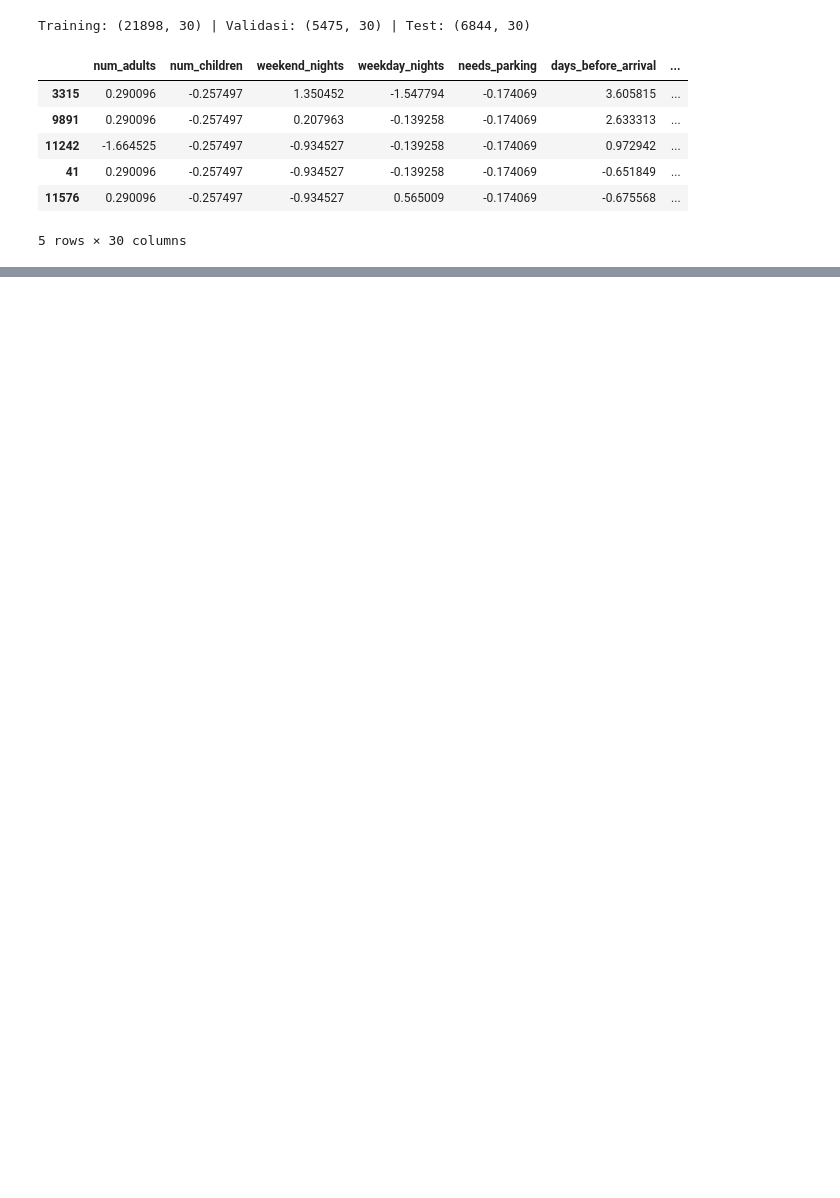
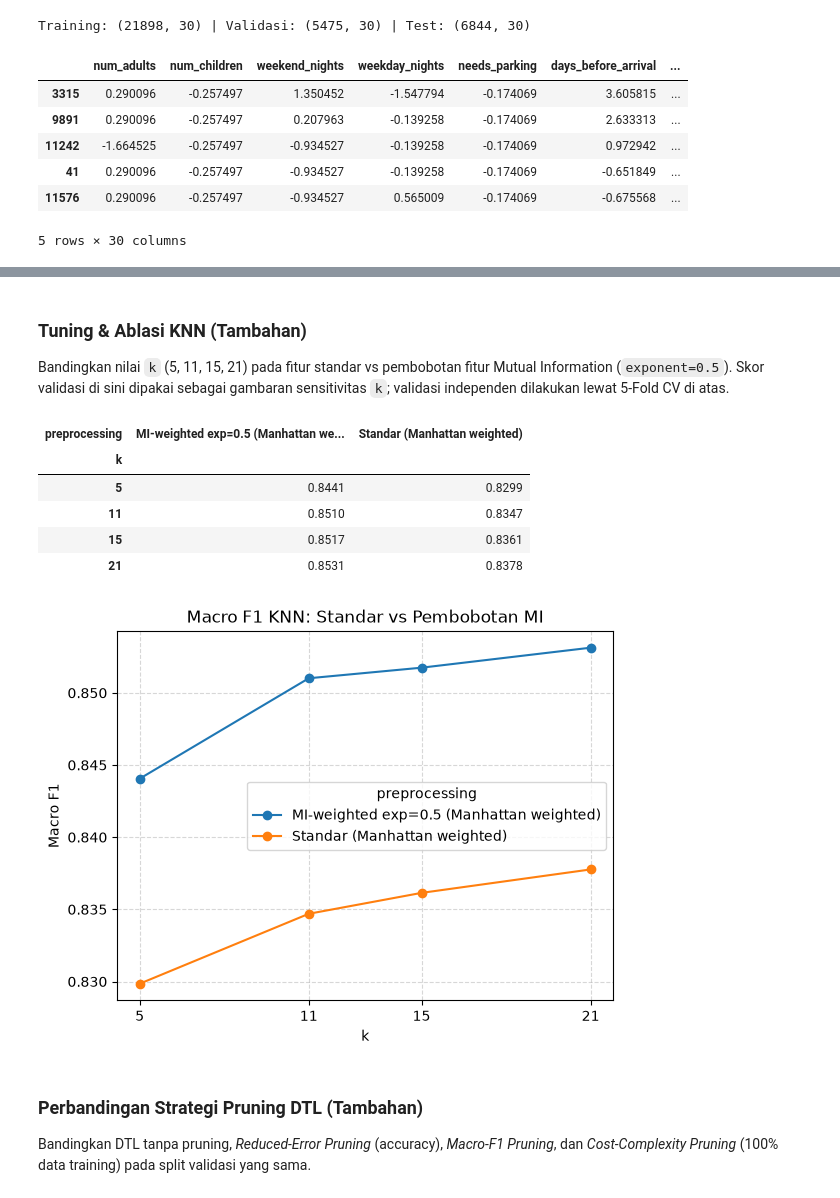
Before and after one commit to Alpaomega1136/IF3170_G31_KelompokDadakan, a Jupyter notebook: src/notebooks/IF3170_G31_KelompokDadakan.ipynb, the cells around one changed output, grey strips where cells are left out. Saved outputs shown, nothing was run; the diff lists cells and outputs as text; code cells hidden in the pictures; blank space fills up the shorter version.

```diff
--- a/src/notebooks/IF3170_G31_KelompokDadakan.ipynb
+++ b/src/notebooks/IF3170_G31_KelompokDadakan.ipynb
@@ -1026,0 +511,16 @@ The analysis supports each step taken in this notebook.
+# %%
+k_knn = 5
+model_knn_euclidean = train_model(KNNFromScratch(k=k_knn, metric="euclidean"), X_train_siap, y_train)
+model_knn_manhattan = train_model(KNNFromScratch(k=k_knn, metric="manhattan"), X_train_siap, y_train)
+model_knn_weighted = train_model(
+    KNNFromScratch(k=11, metric="manhattan", weights="distance"), X_train_siap, y_train
+)
+
+preprocessor_knn_mi = SafeSVMPreprocessor(
+    exponent=0.5, min_score=0.002, estimator="knn", n_neighbors=5, random_state=SEED
+)
+X_train_knn_mi = preprocessor_knn_mi.fit_transform(X_train, y_train)
+X_valid_knn_mi = preprocessor_knn_mi.transform(X_valid)
+model_knn_mi = train_model(
+    KNNFromScratch(k=15, metric="manhattan", weights="distance"), X_train_knn_mi, y_train
+)
@@ -1026,0 +864,33 @@ The analysis supports each step taken in this notebook.
+# %% [markdown]
+### Tuning & Ablasi KNN (Tambahan)
+
+Bandingkan nilai `k` (5, 11, 15, 21) pada fitur standar vs pembobotan fitur Mutual Information (`exponent=0.5`). Skor validasi di sini dipakai sebagai gambaran sensitivitas `k`; validasi independen dilakukan lewat 5-Fold CV di atas.
+# %%
+hasil_tuning_knn = []
+for label_prep, Xtr_k, Xva_k in [
+    ("Standar (Manhattan weighted)", X_train_siap, X_valid_siap),
+    ("MI-weighted exp=0.5 (Manhattan weighted)", X_train_knn_mi, X_valid_knn_mi),
+]:
+    for k in [5, 11, 15, 21]:
+        m = train_model(KNNFromScratch(k=k, metric="manhattan", weights="distance"), Xtr_k, y_train)
+        mf1 = f1_score(y_valid, m.predict(Xva_k), average="macro", labels=[0, 1])
+        hasil_tuning_knn.append({"preprocessing": label_prep, "k": k, "macro_f1": mf1})
+
+tabel_knn = pd.DataFrame(hasil_tuning_knn).pivot(index="k", columns="preprocessing", values="macro_f1")
+display(tabel_knn.round(4))
+tabel_knn.plot(marker="o", xticks=[5, 11, 15, 21], title="Macro F1 KNN: Standar vs Pembobotan MI")
+plt.ylabel("Macro F1")
+plt.grid(True, linestyle="--", alpha=0.5)
+plt.show()
+# %% [output]
+| preprocessing | MI-weighted exp=0.5 (Manhattan we... | Standar (Manhattan weighted) |
+| k |  |  |
+| 5 | 0.8441 | 0.8299 |
+| 11 | 0.8510 | 0.8347 |
+| 15 | 0.8517 | 0.8361 |
+| 21 | 0.8531 | 0.8378 |
+[figure, added]
+# %% [markdown]
+### Perbandingan Strategi Pruning DTL (Tambahan)
+
+Bandingkan DTL tanpa pruning, *Reduced-Error Pruning* (accuracy), *Macro-F1 Pruning*, dan *Cost-Complexity Pruning* (100% data training) pada split validasi yang sama.
```
Also changed, not shown: parts of 121 cells of this notebook, 24 other files.
